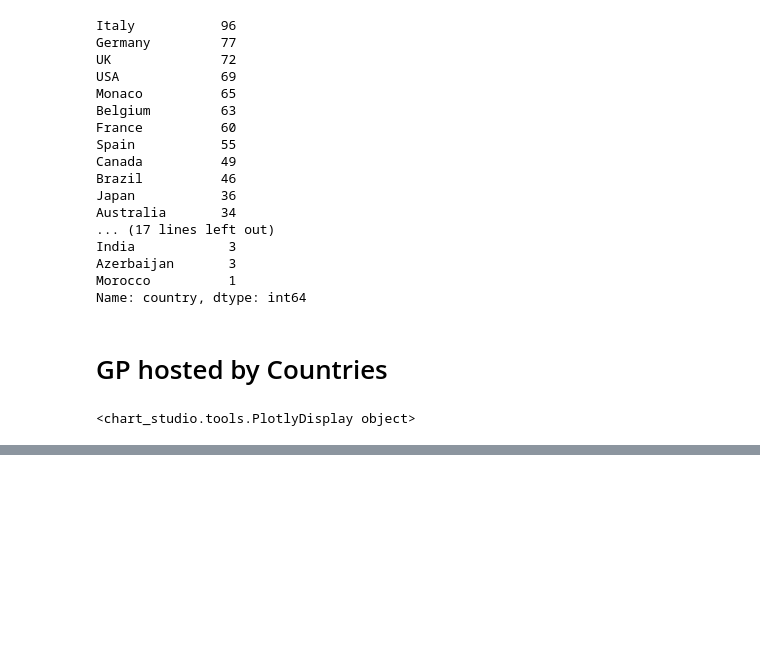
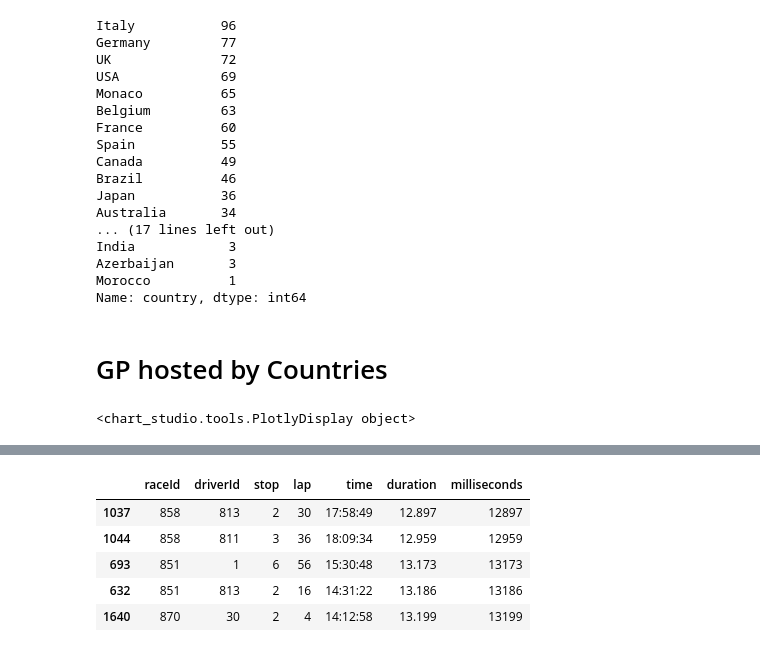
Before and after one commit to neelpatel05/formula-one, a Jupyter notebook: formula-one.ipynb, the cells around one changed output, grey strips where cells are left out. Drawn from its saved outputs; the diff is of its cells as text; code cells hidden in the pictures; blank space fills up the shorter version.

Commit message:
adds fastest pitstops

```diff
--- a/formula-one.ipynb
+++ b/formula-one.ipynb
@@ -328,0 +332,10 @@ pitStops.head()
+# %%
+fastestPitStops = pitStops.sort_values("milliseconds")[:5]
+fastestPitStops
+# %% [output]
+|  | raceId | driverId | stop | lap | time | duration | milliseconds |
+| 1037 | 858 | 813 | 2 | 30 | 17:58:49 | 12.897 | 12897 |
+| 1044 | 858 | 811 | 3 | 36 | 18:09:34 | 12.959 | 12959 |
+| 693 | 851 | 1 | 6 | 56 | 15:30:48 | 13.173 | 13173 |
+| 632 | 851 | 813 | 2 | 16 | 14:31:22 | 13.186 | 13186 |
+| 1640 | 870 | 30 | 2 | 4 | 14:12:58 | 13.199 | 13199 |
```
Also changed, not shown: parts of 6 cells of this notebook.
